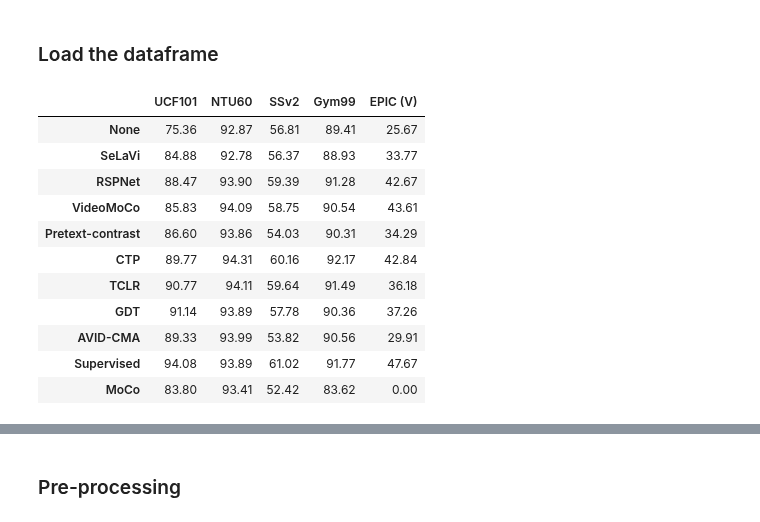
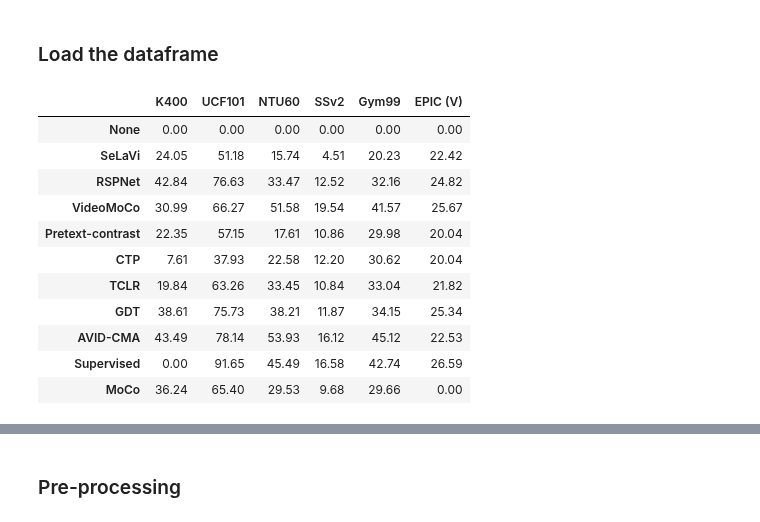
Before and after one commit to bpiyush/ViDA-SSL, a Jupyter notebook: misc/plotting/domain_shift.ipynb, the cells around one changed output, grey strips where cells are left out. Cells and saved outputs as stored; diff of their text form; code cells hidden in the pictures.

```diff
--- a/misc/plotting/domain_shift.ipynb
+++ b/misc/plotting/domain_shift.ipynb
@@ -19,25 +19,25 @@ plt.rcParams.update({
 # %% [markdown]
 ### Load the dataframe
 # %%
-# df = read_spreadsheet(gid_key="domain_shift_linear", index_col=0)
-df = read_spreadsheet(gid_key="domain_shift_finetune", index_col=0)
+df_linear = read_spreadsheet(gid_key="domain_shift_linear", index_col=0)
+df_finetune = read_spreadsheet(gid_key="domain_shift_finetune", index_col=0)
 # %%
 # csv_path = "../../results/domain_shift_linear.csv"
 # # csv_path = "../../results/domain_shift_finetune.csv"
 # %%
 # df = pd.read_csv(csv_path, index_col=0)
 # %%
-df
+df_linear
 # %% [output]
-|  | UCF101 | NTU60 | SSv2 | Gym99 | EPIC (V) |
-| None | 75.36 | 92.87 | 56.81 | 89.41 | 25.67 |
-| SeLaVi | 84.88 | 92.78 | 56.37 | 88.93 | 33.77 |
-| RSPNet | 88.47 | 93.90 | 59.39 | 91.28 | 42.67 |
-| VideoMoCo | 85.83 | 94.09 | 58.75 | 90.54 | 43.61 |
-| Pretext-contrast | 86.60 | 93.86 | 54.03 | 90.31 | 34.29 |
-| CTP | 89.77 | 94.31 | 60.16 | 92.17 | 42.84 |
-| TCLR | 90.77 | 94.11 | 59.64 | 91.49 | 36.18 |
-| GDT | 91.14 | 93.89 | 57.78 | 90.36 | 37.26 |
-| AVID-CMA | 89.33 | 93.99 | 53.82 | 90.56 | 29.91 |
-| Supervised | 94.08 | 93.89 | 61.02 | 91.77 | 47.67 |
-| MoCo | 83.80 | 93.41 | 52.42 | 83.62 | 0.00 |
+|  | K400 | UCF101 | NTU60 | SSv2 | Gym99 | EPIC (V) |
+| None | 0.00 | 0.00 | 0.00 | 0.00 | 0.00 | 0.00 |
+| SeLaVi | 24.05 | 51.18 | 15.74 | 4.51 | 20.23 | 22.42 |
+| RSPNet | 42.84 | 76.63 | 33.47 | 12.52 | 32.16 | 24.82 |
+| VideoMoCo | 30.99 | 66.27 | 51.58 | 19.54 | 41.57 | 25.67 |
+| Pretext-contrast | 22.35 | 57.15 | 17.61 | 10.86 | 29.98 | 20.04 |
+| CTP | 7.61 | 37.93 | 22.58 | 12.20 | 30.62 | 20.04 |
+| TCLR | 19.84 | 63.26 | 33.45 | 10.84 | 33.04 | 21.82 |
+| GDT | 38.61 | 75.73 | 38.21 | 11.87 | 34.15 | 25.34 |
+| AVID-CMA | 43.49 | 78.14 | 53.93 | 16.12 | 45.12 | 22.53 |
+| Supervised | 0.00 | 91.65 | 45.49 | 16.58 | 42.74 | 26.59 |
+| MoCo | 36.24 | 65.40 | 29.53 | 9.68 | 29.66 | 0.00 |
```
Also changed, not shown: parts of 14 cells of this notebook, 2 other files.
